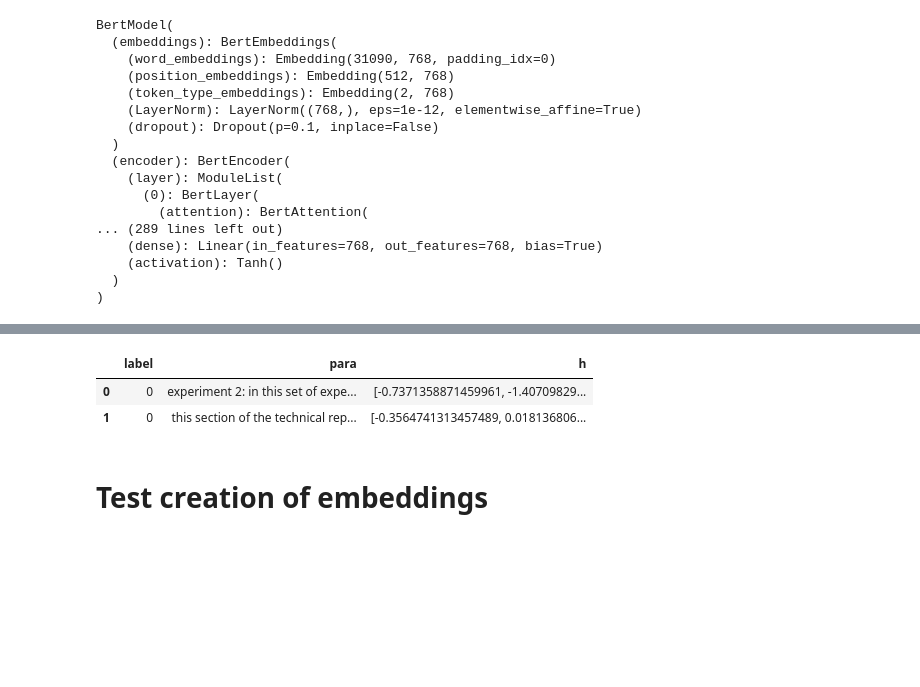
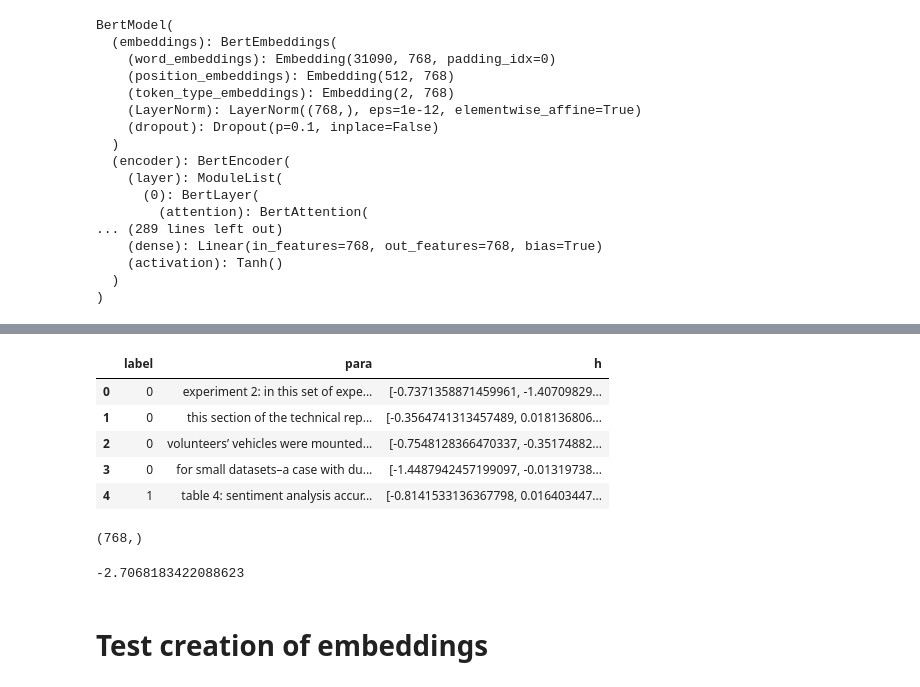
Before and after one commit to tvhahn/arxiv-code-search, a Jupyter notebook: notebooks/scratch/bert_embeddings_to_df.ipynb, the cells around one changed output, grey strips where cells are left out. Saved outputs shown, nothing was run; the diff lists cells and outputs as text; code cells hidden in the pictures; blank space fills up the shorter version.

```diff
--- a/notebooks/scratch/bert_embeddings_to_df.ipynb
+++ b/notebooks/scratch/bert_embeddings_to_df.ipynb
@@ -137,20 +120,39 @@ BertModel(
   )
 )
 # %%
+path_data_folder = Path().cwd().parent.parent / "data"
+path_interim_folder = path_data_folder / "interim"
+path_label_folder = path_data_folder / "processed" / "labels" / "labels_complete"
+
+# load the labels.csv from the path_label_folder
+df = pd.read_csv(path_label_folder / "labels.csv", dtype={"id": str})
+df["para"] = df["para"].str.lower()
+df["label"] = df["label"].apply(lambda x: 1 if x > 0 else 0) # binary labels
+print(df.shape)
+print(df["label"].unique())
+
+
 # loop
-train_data_loader = create_data_loader(df, tokenizer, 512, 2)
+train_data_loader = create_data_loader(df, tokenizer, 512, 20)
 
 dfh_list = []
 for i, data in enumerate(train_data_loader):
-  if i % 100 == 0:
-    print(i)
+
   labels = data['labels']
   with torch.no_grad():
     last_hidden_states = model(data["input_ids"].to(DEVICE), attention_mask=data["attention_masks"].to(DEVICE))
-    features = last_hidden_states[0][:,0,:].cpu().numpy()
+    features = last_hidden_states[0][:,0,:].cpu().numpy() # from https://jalammar.github.io/a-visual-guide-to-using-bert-for-the-first-time/
     df_h = pd.DataFrame(labels, columns=["label"])
     df_h["para"] = data["texts_orig"]
     df_h["h"] = features.tolist()
     df_h['h'] = df_h['h'].apply(lambda x: np.array(x))
     dfh_list.append(df_h)
+
+  if i % 5 == 0:
+    print(i*20)
+
+dfh = pd.concat(dfh_list)
+# save dfh as a pickle file
+with open(path_interim_folder / "dfh.pkl", "wb") as f:
+  pickle.dump(dfh, f)
 # %% [output]
@@ -161,6 +176,16 @@ KeyboardInterrupt:
-# %%
-df_h
-# %% [output]
-|  | label | para | h |
-| 0 | 0 | experiment 2: in this set of expe... | [-0.7371358871459961, -1.40709829... |
-| 1 | 0 | this section of the technical rep... | [-0.3564741313457489, 0.018136806... |
+# %%
+# load dfh.pickle
+with open(path_interim_folder / "dfh.pkl", "rb") as f:
+  dfh = pickle.load(f)
+dfh.head()
+# %% [output]
+|  | label | para | h |
+| 0 | 0 | experiment 2: in this set of expe... | [-0.7371358871459961, -1.40709829... |
+| 1 | 0 | this section of the technical rep... | [-0.3564741313457489, 0.018136806... |
+| 2 | 0 | volunteers’ vehicles were mounted... | [-0.7548128366470337, -0.35174882... |
+| 3 | 0 | for small datasets–a case with du... | [-1.4487942457199097, -0.01319738... |
+| 4 | 1 | table 4: sentiment analysis accur... | [-0.8141533136367798, 0.016403447... |
+# %%
+dfh["h"].to_numpy()[0].shape
+# %% [output]
+(768,)
@@ -167,3 +194,7 @@ df_h
+# %%
+np.min(a[0])
+# %% [output]
+-2.7068183422088623
 # %% [markdown]
 # Test creation of embeddings
 # %%
```
Also changed, not shown: parts of 5 cells of this notebook.
